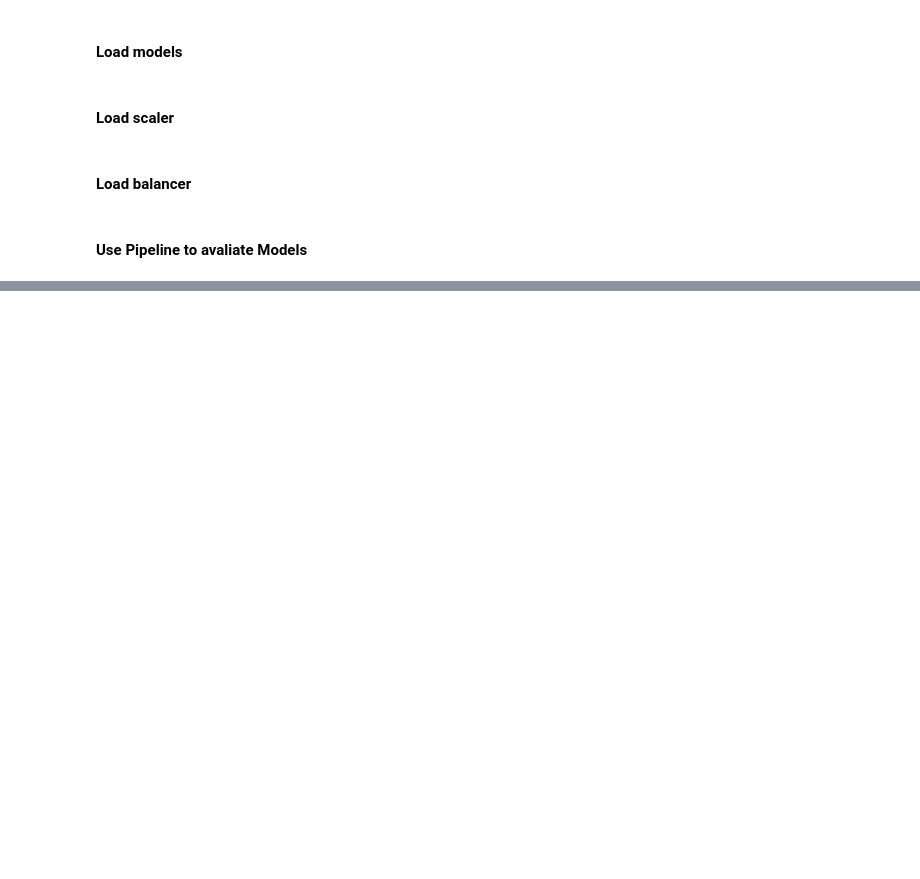
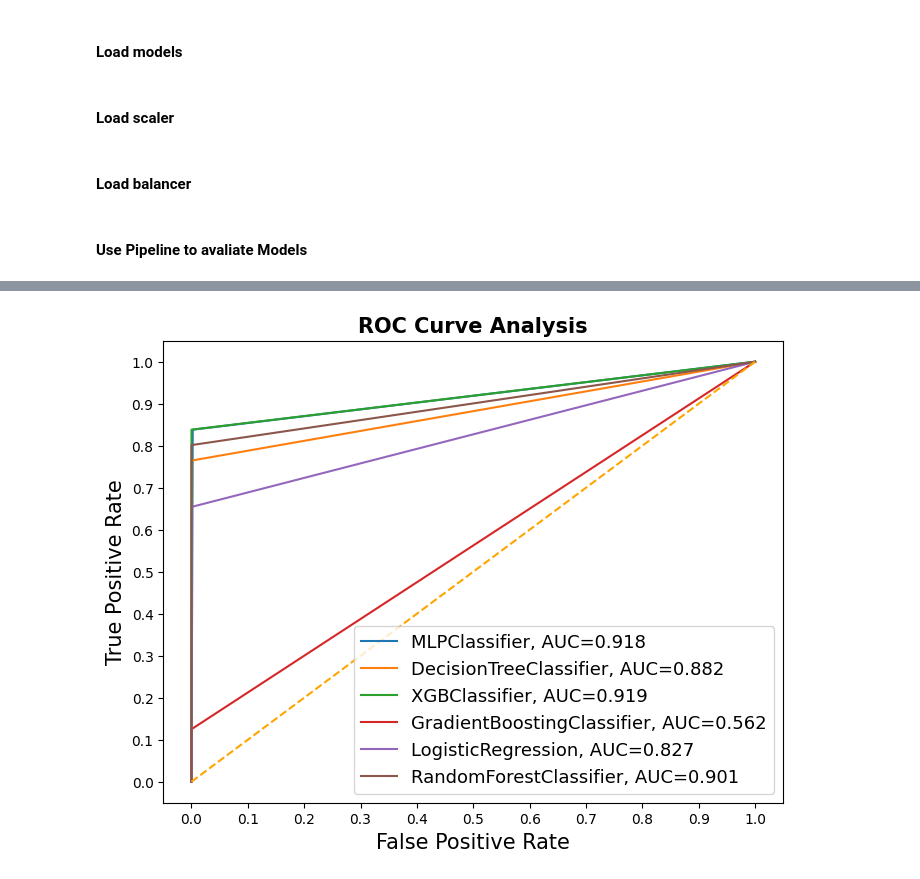
Before and after one commit to NophaieViscente/credit_card_fraud_detection, a Jupyter notebook: app/train_avaliate_models.ipynb, the cells around one changed output, grey strips where cells are left out. Cells and saved outputs as stored; diff of their text form; code cells hidden in the pictures; blank space fills up the shorter version.

Commit message:
Uploading metrics of SMOTE and without SMOTE

```diff
--- a/app/train_avaliate_models.ipynb
+++ b/app/train_avaliate_models.ipynb
@@ -89,0 +94,22 @@ prep.plot_roc_curves()
+# %%
+prep_2 = PrepareDataAndTrainingModels(
+    dataframe=data,
+    target="Class",
+    scaler=RobustScaler(),
+    models=[
+        MLPClassifier(),
+        DecisionTreeClassifier(),
+        XGBClassifier(),
+        GradientBoostingClassifier(),
+        LogisticRegression(),
+        RandomForestClassifier()],
+    balancer = SMOTE(),
+    score_metric = (f1_score,
+                    roc_auc_score,
+                    recall_score,
+                    precision_score)
+)
+prep_2.splitting_data()
+prep_2.splitting_data()
+prep_2.fit_models()
+prep_2.compute_scores()
@@ -89,0 +124,4 @@ prep.plot_roc_curves()
+# %%
+prep_2.plot_roc_curves()
+# %% [output]
+[figure, added]
```
Also changed, not shown: parts of 6 cells of this notebook, 1 other file.
